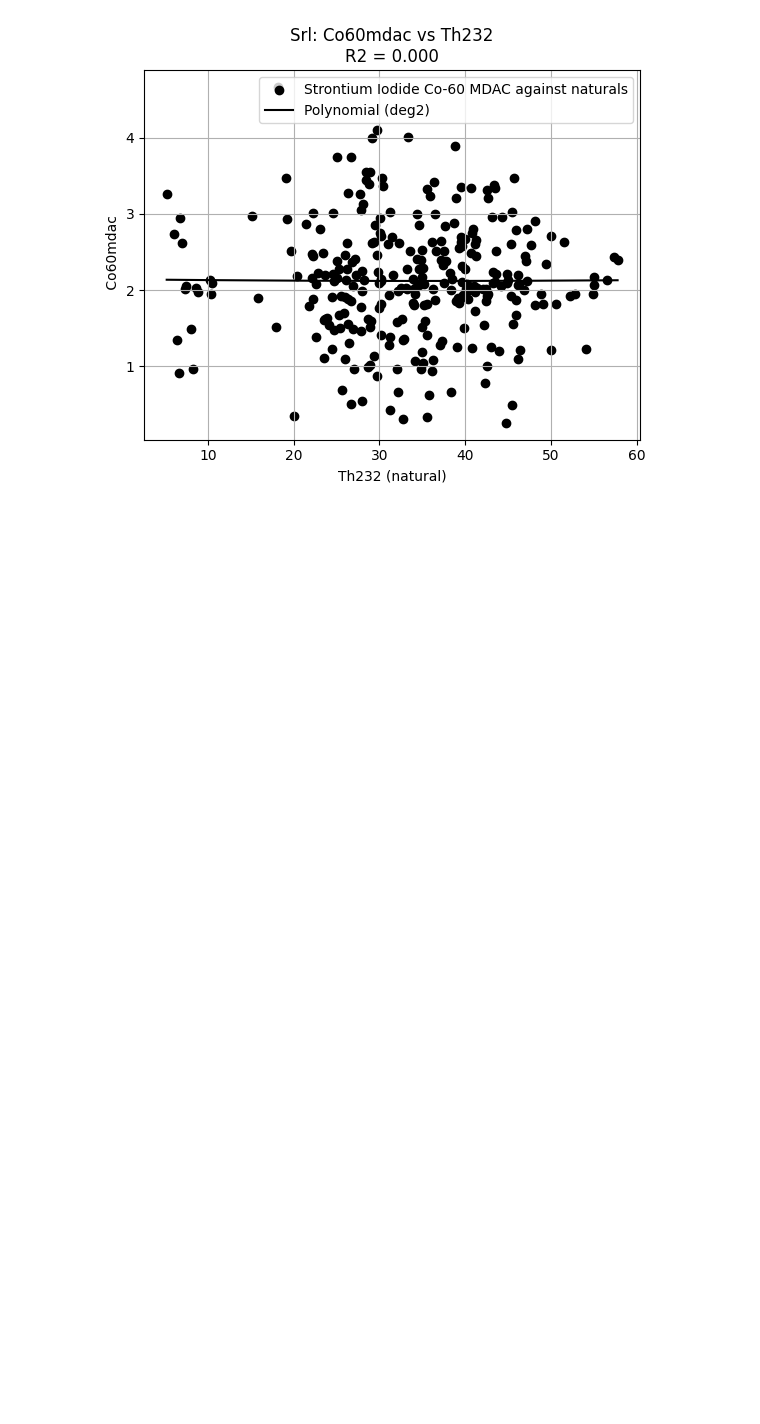
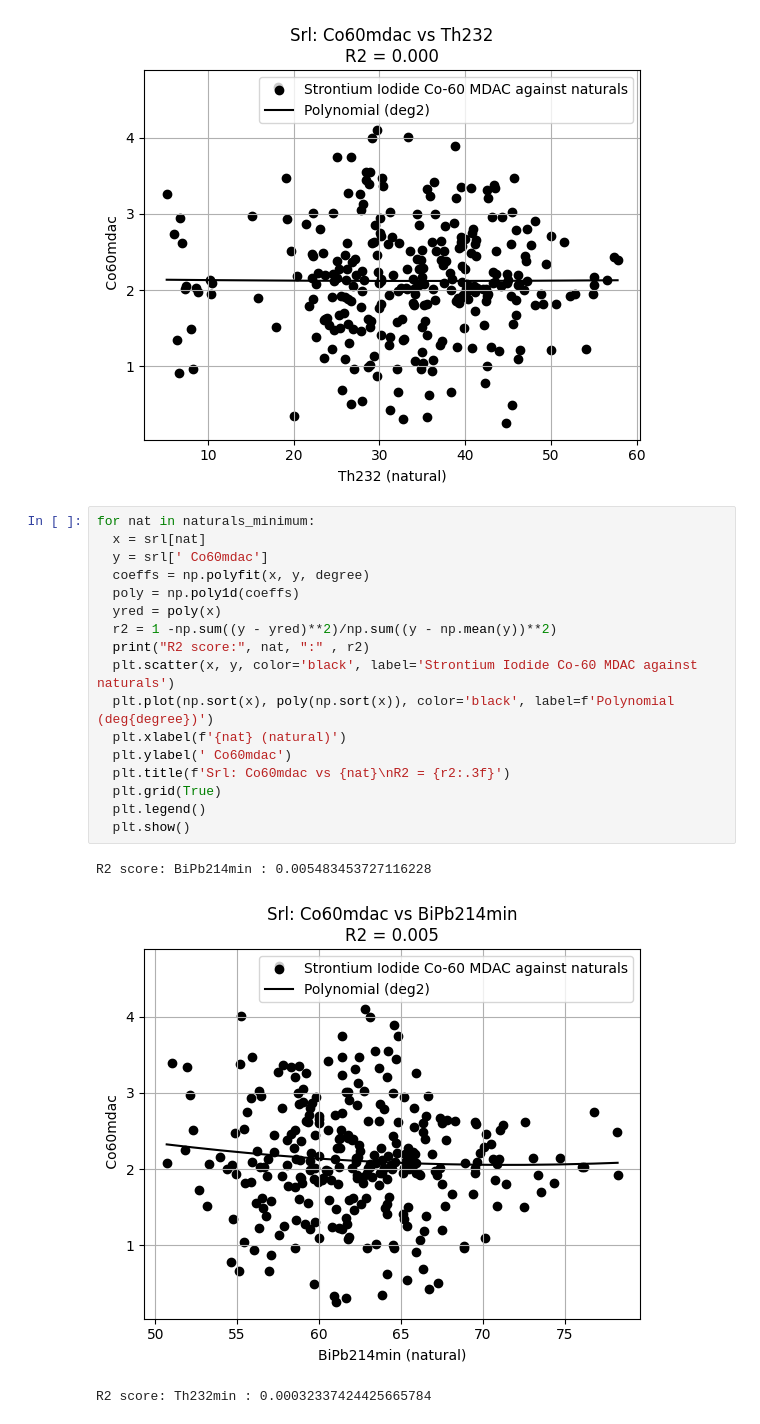
Before and after one commit to ericofosu/First-github, a Jupyter notebook: Co60mdac.ipynb, the cells around one changed output. Cells and saved outputs as stored; diff of their text form; blank space fills up the shorter version.

Commit message:
Co60mdac

```diff
--- a/Co60mdac.ipynb
+++ b/Co60mdac.ipynb
@@ -384,3 +384,24 @@ R2 score: BiPb214 : 0.004748954743808764
 [figure]
 R2 score: Th232 : 1.7466911325203505e-05
 [figure]
+# %%
+for nat in naturals_minimum:
+  x = srl[nat]
+  y = srl[' Co60mdac']
+  coeffs = np.polyfit(x, y, degree)
+  poly = np.poly1d(coeffs)
+  yred = poly(x)
+  r2 = 1 -np.sum((y - yred)**2)/np.sum((y - np.mean(y))**2)
+  print("R2 score:", nat, ":" , r2)
+  plt.scatter(x, y, color='black', label='Strontium Iodide Co-60 MDAC against naturals')
+  plt.plot(np.sort(x), poly(np.sort(x)), color='black', label=f'Polynomial (deg{degree})')
+  plt.xlabel(f'{nat} (natural)')
+  plt.ylabel(' Co60mdac')
+  plt.title(f'Srl: Co60mdac vs {nat}\nR2 = {r2:.3f}')
+  plt.grid(True)
+  plt.legend()
+  plt.show()
+# %% [output]
+R2 score: BiPb214min : 0.005483453727116228
+[figure, added]
+R2 score: Th232min : 0.00032337424425665784
```
Also changed, not shown: parts of 2 cells of this notebook.
